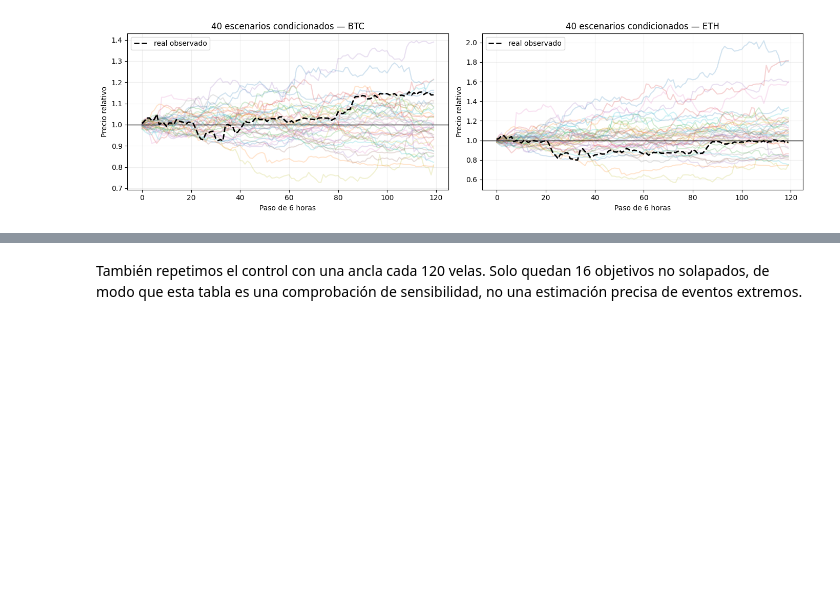
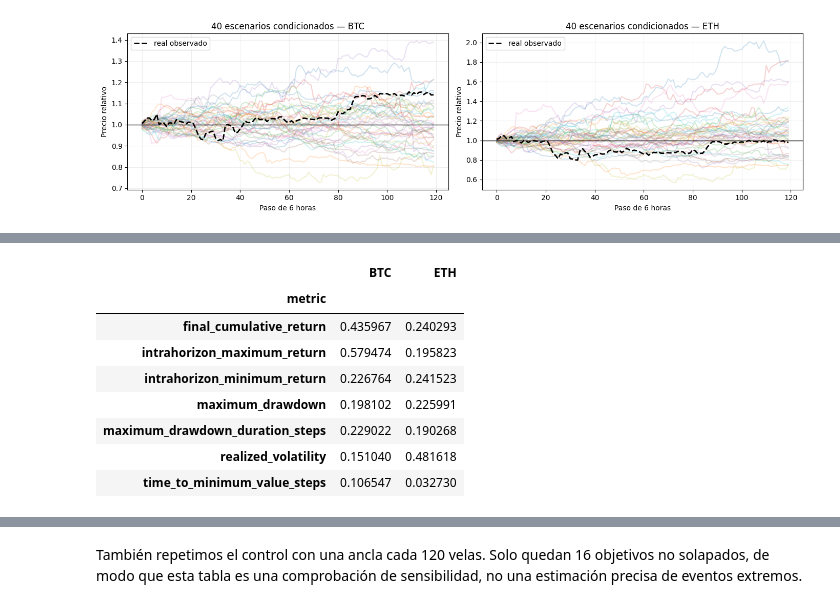
Before and after one commit to hipaor01/Taller_Generativos, a Jupyter notebook: notebooks/CVAE_BTC_ETH.ipynb, the cells around one changed output, grey strips where cells are left out. Saved outputs shown, nothing was run; the diff lists cells and outputs as text; code cells hidden in the pictures; blank space fills up the shorter version.

```diff
--- a/notebooks/CVAE_BTC_ETH.ipynb
+++ b/notebooks/CVAE_BTC_ETH.ipynb
@@ -730,0 +773,20 @@ pd.Series(test_metrics, name="valor").to_frame()
+# %%
+trajectory_report = evaluator.evaluate_trajectories(
+    reference_paths=reference_returns,
+    candidate_paths=generated_returns,
+    config=TrajectoryMetricsConfig(periods_per_year=4 * 365),
+)
+trajectory_table = pd.DataFrame(trajectory_report.to_records())
+trajectory_table.pivot(
+    index="metric", columns="asset", values="normalized_wasserstein_1"
+).rename_axis(columns=None)
+# %% [output]
+|  | BTC | ETH |
+| metric |  |  |
+| final_cumulative_return | 0.435967 | 0.240293 |
+| intrahorizon_maximum_return | 0.579474 | 0.195823 |
+| intrahorizon_minimum_return | 0.226764 | 0.241523 |
+| maximum_drawdown | 0.198102 | 0.225991 |
+| maximum_drawdown_duration_steps | 0.229022 | 0.190268 |
+| realized_volatility | 0.151040 | 0.481618 |
+| time_to_minimum_value_steps | 0.106547 | 0.032730 |
```
Also changed, not shown: parts of 21 cells of this notebook, 2 other files.
